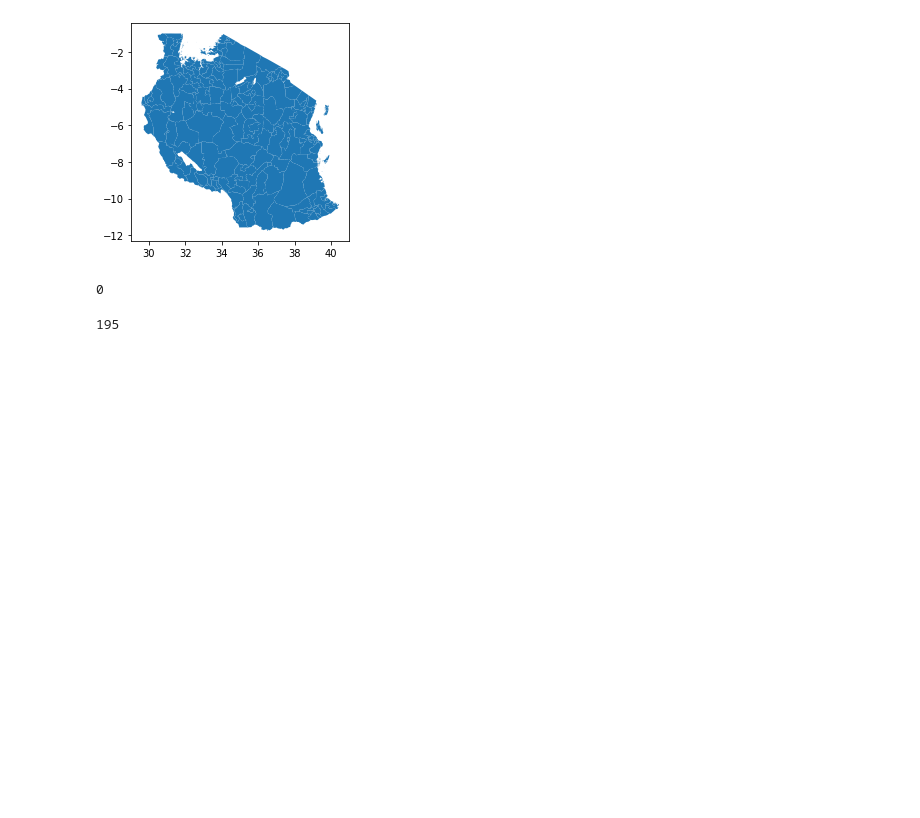
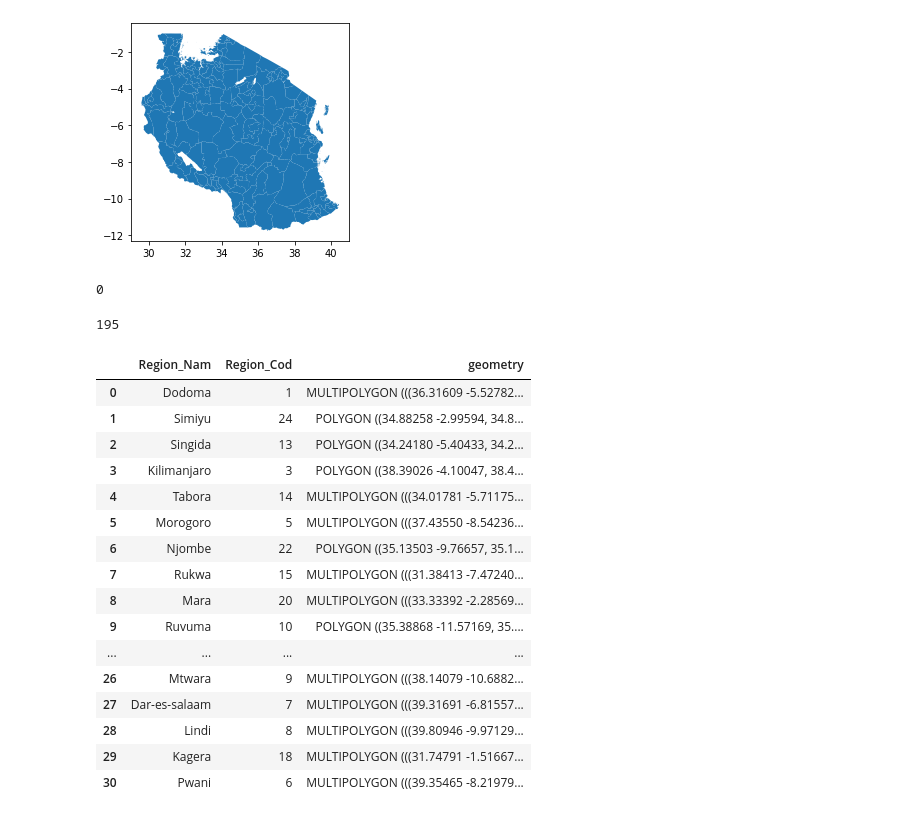
Before and after one commit to MARS-Group-HAW/esida-db, a Jupyter notebook: notebooks/Regions.ipynb, the cells around one changed output. Saved outputs shown, nothing was run; the diff lists cells and outputs as text; code cells hidden in the pictures; blank space fills up the shorter version.

```diff
--- a/Regions.ipynb
+++ b/notebooks/Regions.ipynb
@@ -36,3 +36,25 @@ len(gdf[gdf['valid'] == False])
 len(gdf['NewDist20'].unique()) # unique name list equals feature count => names are unique!
 # %% [output]
 195
+# %%
+regions_gdf = geopandas.read_file('./input/shapes/Districts_Shapefiles_2019/Regions based on Distrcits.shp')
+# %%
+regions_gdf
+# %% [output]
+|  | Region_Nam | Region_Cod | geometry |
+| 0 | Dodoma | 1 | MULTIPOLYGON (((36.31609 -5.52782... |
+| 1 | Simiyu | 24 | POLYGON ((34.88258 -2.99594, 34.8... |
+| 2 | Singida | 13 | POLYGON ((34.24180 -5.40433, 34.2... |
+| 3 | Kilimanjaro | 3 | POLYGON ((38.39026 -4.10047, 38.4... |
+| 4 | Tabora | 14 | MULTIPOLYGON (((34.01781 -5.71175... |
+| 5 | Morogoro | 5 | MULTIPOLYGON (((37.43550 -8.54236... |
+| 6 | Njombe | 22 | POLYGON ((35.13503 -9.76657, 35.1... |
+| 7 | Rukwa | 15 | MULTIPOLYGON (((31.38413 -7.47240... |
+| 8 | Mara | 20 | MULTIPOLYGON (((33.33392 -2.28569... |
+| 9 | Ruvuma | 10 | POLYGON ((35.38868 -11.57169, 35.... |
+| ... | ... | ... | ... |
+| 26 | Mtwara | 9 | MULTIPOLYGON (((38.14079 -10.6882... |
+| 27 | Dar-es-salaam | 7 | MULTIPOLYGON (((39.31691 -6.81557... |
+| 28 | Lindi | 8 | MULTIPOLYGON (((39.80946 -9.97129... |
+| 29 | Kagera | 18 | MULTIPOLYGON (((31.74791 -1.51667... |
+| 30 | Pwani | 6 | MULTIPOLYGON (((39.35465 -8.21979... |
```
Also changed, not shown: 1 other file.
